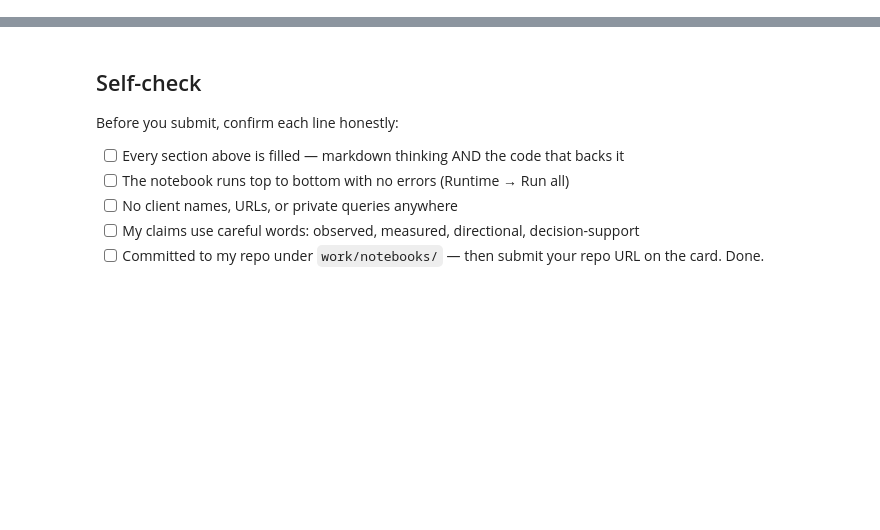
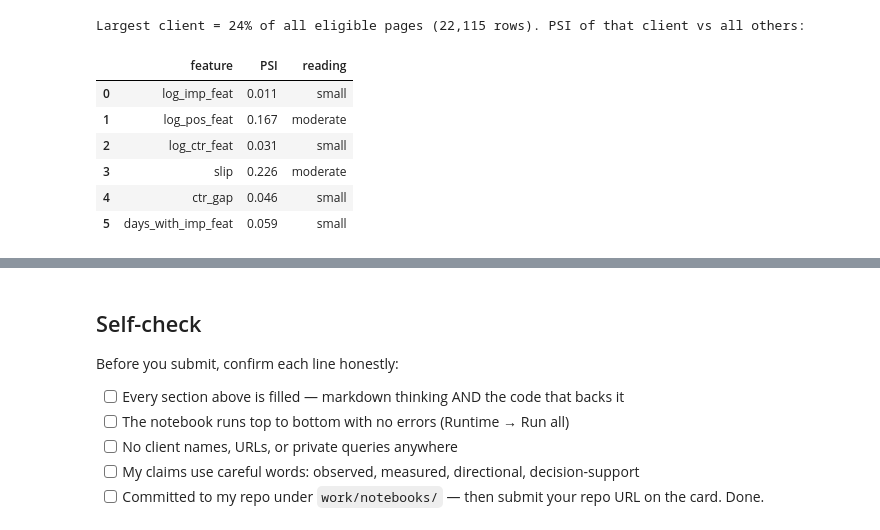
Before and after one commit to LukasDjuric/FlyRank_intership, a Jupyter notebook: work/notebooks/w07_action_playbook.ipynb, the cells around one changed output, grey strips where cells are left out. Saved outputs shown, nothing was run; the diff lists cells and outputs as text; code cells hidden in the pictures; blank space fills up the shorter version.

```diff
--- a/work/notebooks/w07_action_playbook.ipynb
+++ b/work/notebooks/w07_action_playbook.ipynb
@@ -193,6 +0,0 @@ keep proving it earns its place.
-# %%
-# Lightweight pre-release distribution check (notebook-only, not a production gate)
-numeric_cols = ["impressions_90d", "days_since_last_update", "avg_position", "ctr"]
-for col in numeric_cols:
-    print(f"{col:28s} mean={features[col].mean():.2f}  std={features[col].std():.2f}  "
-          f"zeros={(features[col] == 0).mean():.1%}")
@@ -273,0 +491,30 @@ Exported: work/figures/precision_at_k.svg, work/figures/action_mix.svg
+# %%
+def psi(ref, new, bins=10):
+    ref, new = pd.Series(ref).dropna(), pd.Series(new).dropna()
+    edges = np.unique(np.quantile(ref, np.linspace(0, 1, bins + 1)))
+    if len(edges) < 3:
+        return np.nan
+    edges[0], edges[-1] = -np.inf, np.inf
+    r = np.histogram(ref, edges)[0] / len(ref)
+    n = np.histogram(new, edges)[0] / len(new)
+    r, n = np.clip(r, 1e-4, None), np.clip(n, 1e-4, None)
+    return float(np.sum((n - r) * np.log(n / r)))
+
+big = df["client_hash_id"].value_counts().index[0]
+is_big = (df["client_hash_id"] == big).to_numpy()
+print(f"Largest client = {is_big.mean():.0%} of all eligible pages ({is_big.sum():,} rows). PSI of that client vs all others:")
+drift_rows = []
+for col in ["log_imp_feat", "log_pos_feat", "log_ctr_feat", "slip", "ctr_gap", "days_with_imp_feat"]:
+    v = psi(X.loc[~is_big, col], X.loc[is_big, col])
+    drift_rows.append({"feature": col, "PSI": round(v, 3),
+                       "reading": "large" if v > 0.25 else ("moderate" if v > 0.10 else "small")})
+pd.DataFrame(drift_rows)
+# %% [output]
+Largest client = 24% of all eligible pages (22,115 rows). PSI of that client vs all others:
+|  | feature | PSI | reading |
+| 0 | log_imp_feat | 0.011 | small |
+| 1 | log_pos_feat | 0.167 | moderate |
+| 2 | log_ctr_feat | 0.031 | small |
+| 3 | slip | 0.226 | moderate |
+| 4 | ctr_gap | 0.046 | small |
+| 5 | days_with_imp_feat | 0.059 | small |
```
Also changed, not shown: parts of 35 cells of this notebook.
